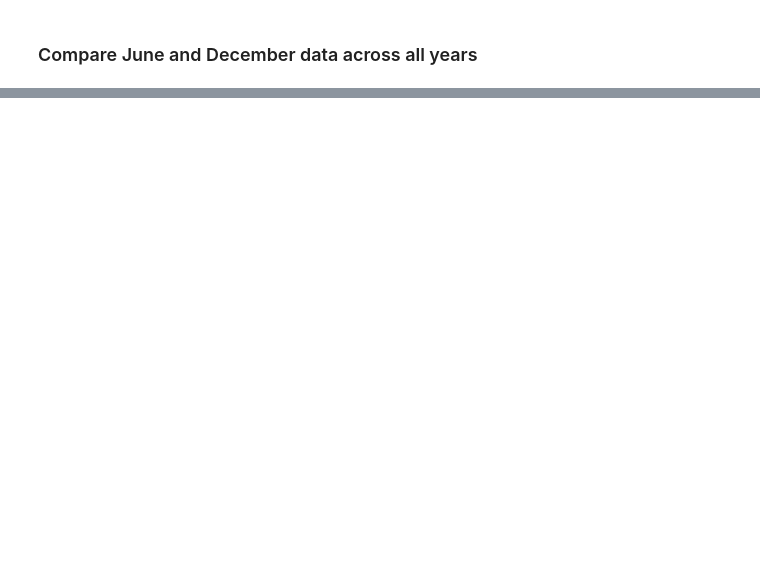
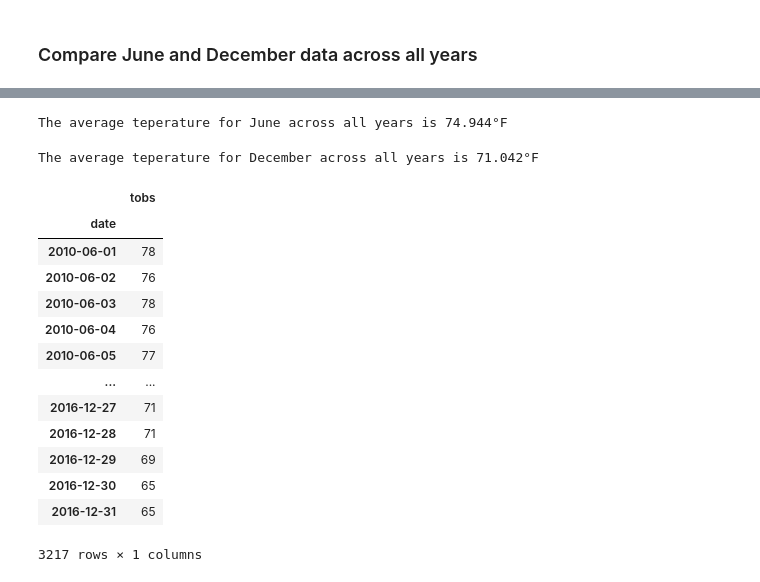
Before and after one commit to SJackson7/Surfs_Up, a Jupyter notebook: temp_analysis_bonus_1_starter.ipynb, the cells around one changed output, grey strips where cells are left out. Drawn from its saved outputs; the diff is of its cells as text; code cells hidden in the pictures; blank space fills up the shorter version.

```diff
--- a/temp_analysis_bonus_1_starter.ipynb
+++ b/temp_analysis_bonus_1_starter.ipynb
@@ -42,0 +58,32 @@ from scipy import stats
+# %%
+# identify the average temperature for June
+jun_tobs_avg = jun_df['tobs'].mean()
+print(f'The average teperature for June across all years is {jun_tobs_avg:.3f}°F')
+# %% [output]
+The average teperature for June across all years is 74.944°F
+# %%
+# identify the average temperature for December
+dec_tobs_avg = dec_df['tobs'].mean()
+print(f'The average teperature for December across all years is {dec_tobs_avg:.3f}°F')
+# %% [output]
+The average teperature for December across all years is 71.042°F
+# %%
+# create collections of temperature data
+jundec_df = me.concat([jun_df, dec_df], axis=0, join='outer', ignore_index=False)
+jundec_df = jundec_df.dropna()
+jundec_df
+# %% [output]
+|  | tobs |
+| date |  |
+| 2010-06-01 | 78 |
+| 2010-06-02 | 76 |
+| 2010-06-03 | 78 |
+| 2010-06-04 | 76 |
+| 2010-06-05 | 77 |
+| ... | ... |
+| 2016-12-27 | 71 |
+| 2016-12-28 | 71 |
+| 2016-12-29 | 69 |
+| 2016-12-30 | 65 |
+| 2016-12-31 | 65 |
+3217 rows × 1 columns
```
Also changed, not shown: parts of 14 cells of this notebook, 4 other files.
